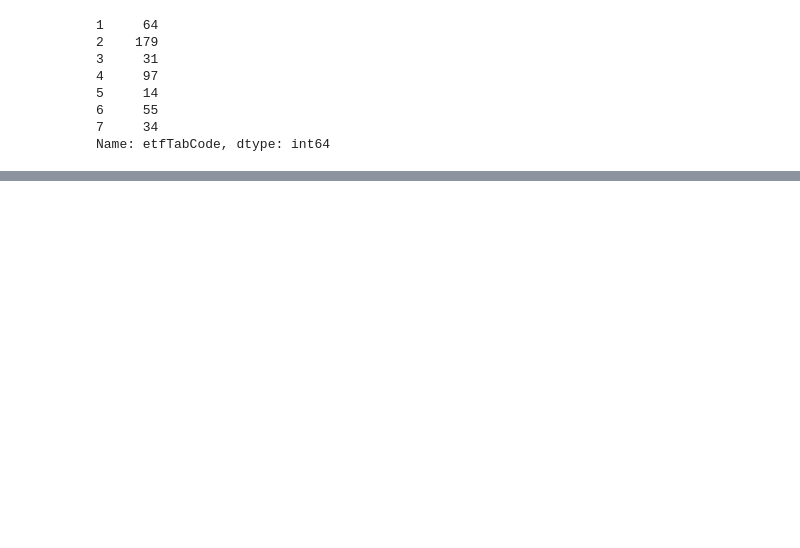
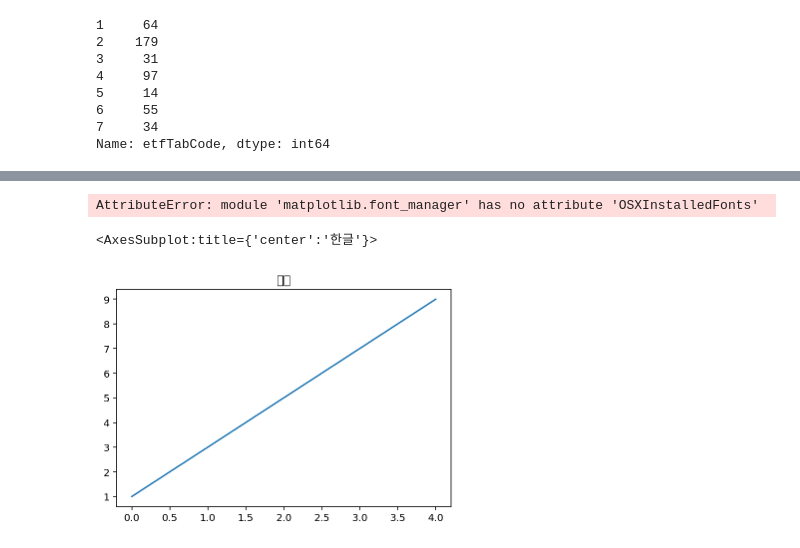
Before and after one commit to kimjinhyuk/LBD, a Jupyter notebook: data_science/analysis_stock_fdr/FDR_P02.ipynb, the cells around one changed output, grey strips where cells are left out. Cells and saved outputs as stored; diff of their text form; code cells hidden in the pictures; blank space fills up the shorter version.

```diff
--- a/data_science/analysis_stock_fdr/FDR_P02.ipynb
+++ b/data_science/analysis_stock_fdr/FDR_P02.ipynb
@@ -18,7 +30,7 @@ def get_font_family():
     import platform
     system_name = platform.system()
 
-    if system_name == "Dawwin":
+    if system_name == "Darwin":
         font_family = "AppleGotic"
     elif system_name == "Windows":
         font_family = "Malgun Gothic"
@@ -33,6 +45,10 @@ def get_font_family():
         fm._rebuild()
         font_family = "NanumBarunGothc"
     return font_family
+# %%
+font_family = get_font_family()
+font_family
+import matplotlib.font_manager as fm
 # %%
 df = pd.read_csv('etf_2021-03-09_raw.csv', dtype={"itemcode": object})
 df.head()
@@ -125,3 +141,19 @@ df[df['etfTabCode'] == 7]
 | 444 | 292570 | 7 | TIGER 일본엔선물레버리지 | 10010 | 2 | 15 | 0.15 | 10004.0 | -0.2993 | ... |
 | 449 | 292580 | 7 | TIGER 일본엔선물인버스 | 9585 | 2 | 30 | 0.31 | 9602.0 | -1.1382 | ... |
 | 457 | 292590 | 7 | TIGER 일본엔선물인버스2X | 8725 | 5 | -40 | -0.46 | 8752.0 | -1.0164 | ... |
+# %%
+font_list_mac = fm.OSXInstalledFonts()
+print(len(font_list_mac))
+# %% [output]
+AttributeError: module 'matplotlib.font_manager' has no attribute 'OSXInstalledFonts'
+# %%
+# 글씨 선명하게 출력하는 설정
+# %config InlineBackend.figure_format = 'retina'
+#폰트 설정
+plt.rc('font', family=font_family)
+plt.rc('axes', unicode_minus=False)
+# %%
+pd.Series([1,3,5,7,9]).plot(title="한글")
+# %% [output]
+<AxesSubplot:title={'center':'한글'}>
+[figure, added]
```
Also changed, not shown: parts of 3 cells of this notebook.
